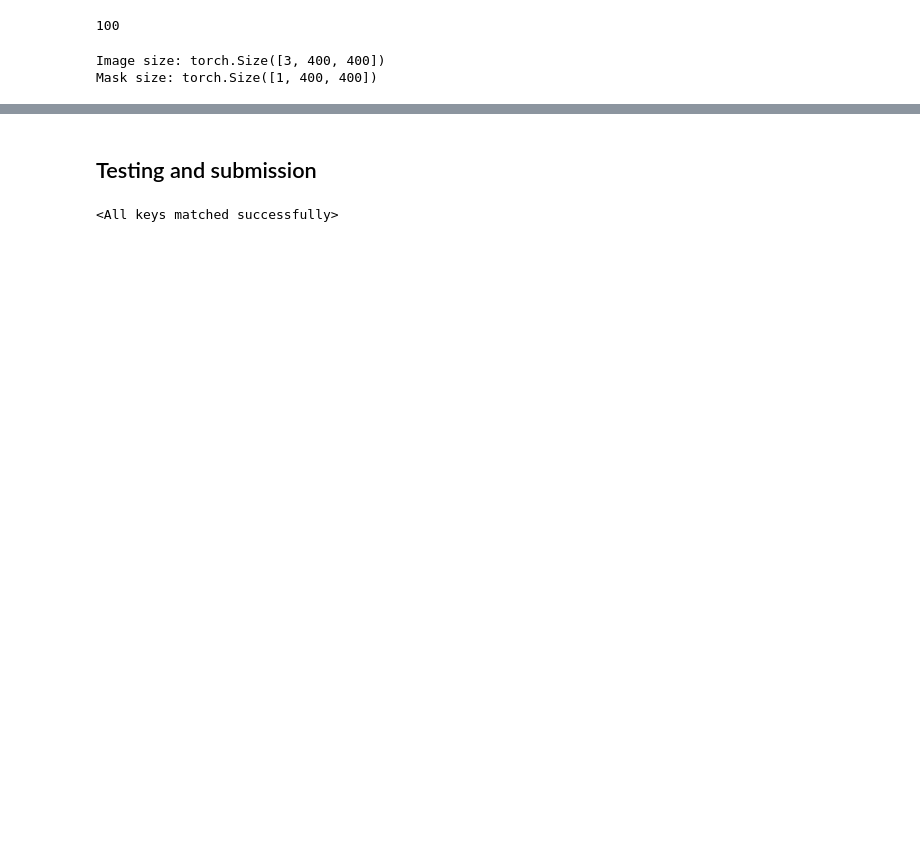
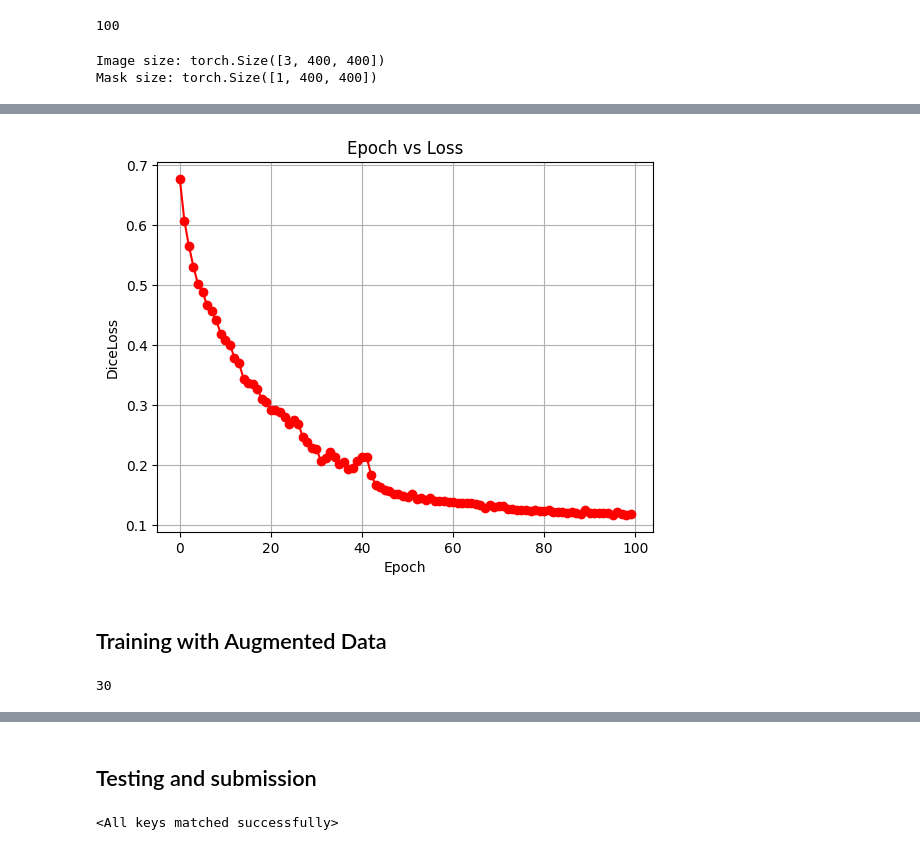
Before and after one commit to CS-433/ml-project-2-libtrip, a Jupyter notebook: training_with_uNet.ipynb, the cells around one changed output, grey strips where cells are left out. Cells and saved outputs as stored; diff of their text form; code cells hidden in the pictures; blank space fills up the shorter version.

```diff
--- a/training_with_uNet.ipynb
+++ b/training_with_uNet.ipynb
@@ -80,0 +238,16 @@ train_loader = DataLoader(
+# %%
+chosen_model= models_loss[2]
+epochs = [item[0] for item in chosen_model]
+losses = [item[1] for item in chosen_model]
+
+# Plotting
+plt.plot(epochs, losses, color='red', marker='o', linestyle='-')
+plt.title('Epoch vs Loss')
+plt.xlabel('Epoch')
+plt.ylabel('DiceLoss')
+plt.grid(True)
+plt.show()
+# %% [output]
+[figure, added]
+# %% [markdown]
+## Training with Augmented Data
@@ -80,0 +306,4 @@ train_loader = DataLoader(
+# %%
+len(train_dataset2)
+# %% [output]
+30
```
Also changed, not shown: parts of 45 cells of this notebook, 55 other files.
